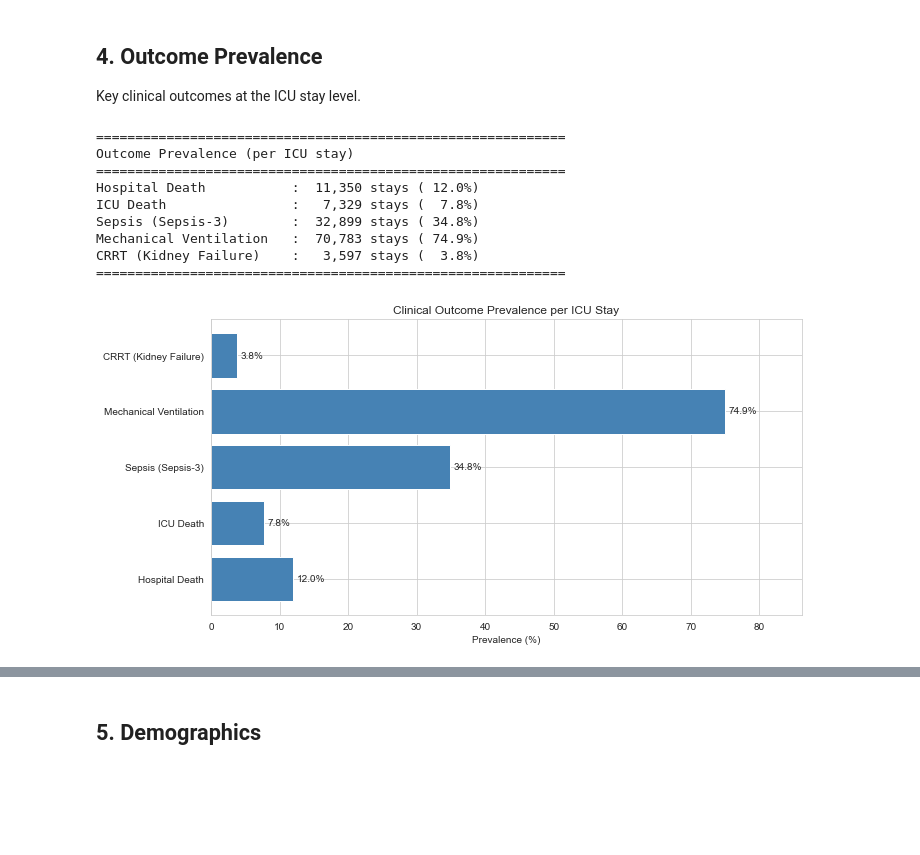
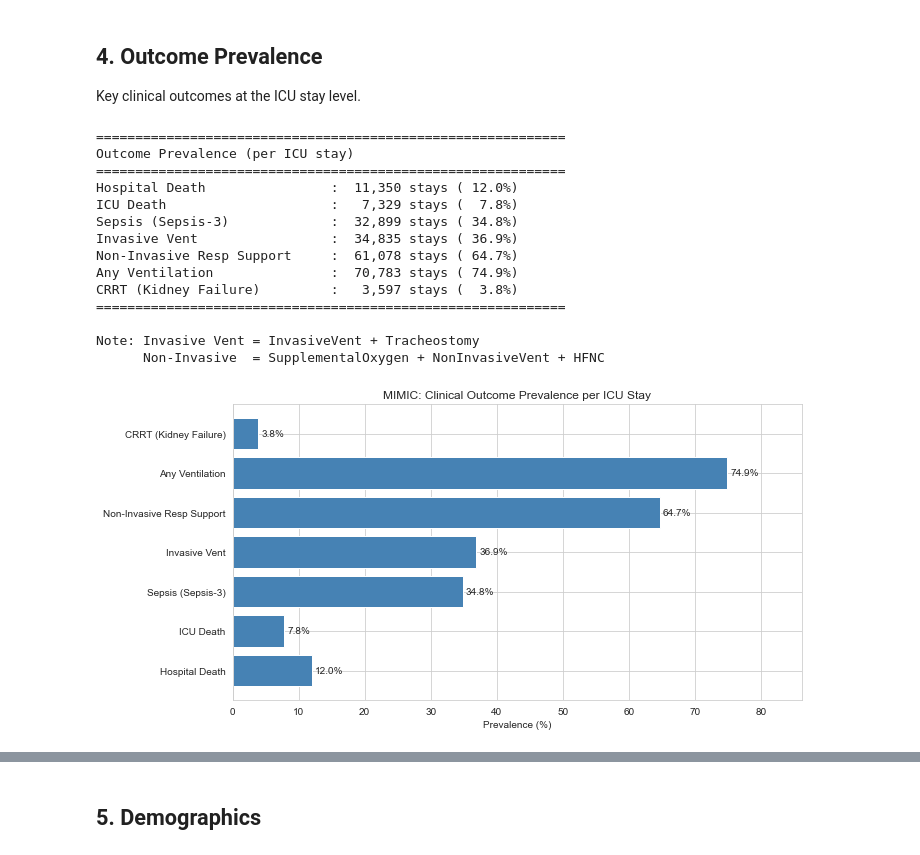
Before and after one commit to david-erf-ucb/210-capstone, a Jupyter notebook: scripts/stay_level_eda.ipynb, the cells around one changed output, grey strips where cells are left out. Cells and saved outputs as stored; diff of their text form; code cells hidden in the pictures; blank space fills up the shorter version.

```diff
--- a/scripts/stay_level_eda.ipynb
+++ b/scripts/stay_level_eda.ipynb
@@ -182,7 +198,9 @@ outcomes = {
     'Hospital Death': df['hospital_expire_flag'].sum(),
     'ICU Death': df['death_in_icu'].sum(),
     'Sepsis (Sepsis-3)': df['sepsis'].sum(),
-    'Mechanical Ventilation': df['ventilation'].sum(),
+    'Invasive Vent': df['invasive_vent'].sum(),
+    'Non-Invasive Resp Support': df['noninvasive_vent'].sum(),
+    'Any Ventilation': df['ventilation'].sum(),
     'CRRT (Kidney Failure)': df['crrt'].sum()
 }
 
@@ -191,34 +209,41 @@ print("Outcome Prevalence (per ICU stay)")
 print("=" * 60)
 for outcome, count in outcomes.items():
     pct = 100 * count / n_stays
-    print(f"{outcome:25s}: {count:>7,} stays ({pct:5.1f}%)")
+    print(f"{outcome:30s}: {count:>7,} stays ({pct:5.1f}%)")
 print("=" * 60)
+print("\nNote: Invasive Vent = InvasiveVent + Tracheostomy")
+print("      Non-Invasive  = SupplementalOxygen + NonInvasiveVent + HFNC")
 # %% [output]
 ============================================================
 Outcome Prevalence (per ICU stay)
 ============================================================
-Hospital Death           :  11,350 stays ( 12.0%)
-ICU Death                :   7,329 stays (  7.8%)
-Sepsis (Sepsis-3)        :  32,899 stays ( 34.8%)
-Mechanical Ventilation   :  70,783 stays ( 74.9%)
-CRRT (Kidney Failure)    :   3,597 stays (  3.8%)
+Hospital Death                :  11,350 stays ( 12.0%)
+ICU Death                     :   7,329 stays (  7.8%)
+Sepsis (Sepsis-3)             :  32,899 stays ( 34.8%)
+Invasive Vent                 :  34,835 stays ( 36.9%)
+Non-Invasive Resp Support     :  61,078 stays ( 64.7%)
+Any Ventilation               :  70,783 stays ( 74.9%)
+CRRT (Kidney Failure)         :   3,597 stays (  3.8%)
 ============================================================
+
+Note: Invasive Vent = InvasiveVent + Tracheostomy
+      Non-Invasive  = SupplementalOxygen + NonInvasiveVent + HFNC
 # %%
 # Visualize outcome rates
 outcome_rates = {k: 100 * v / n_stays for k, v in outcomes.items()}
 
 fig, ax = plt.subplots(figsize=(10, 5))
 bars = ax.barh(list(outcome_rates.keys()), list(outcome_rates.values()), color='steelblue')
 ax.set_xlabel('Prevalence (%)')
-ax.set_title('Clinical Outcome Prevalence per ICU Stay')
+ax.set_title('MIMIC: Clinical Outcome Prevalence per ICU Stay')
 
 # Add value labels
 for bar, pct in zip(bars, outcome_rates.values()):
     ax.text(bar.get_width() + 0.5, bar.get_y() + bar.get_height()/2,
             f'{pct:.1f}%', va='center', fontsize=10)
 
 ax.set_xlim(0, max(outcome_rates.values()) * 1.15)
 plt.tight_layout()
 plt.show()
 # %% [output]
-[figure, old version]
+[figure, new version]
```
Also changed, not shown: parts of 43 cells of this notebook, 11 other files.
